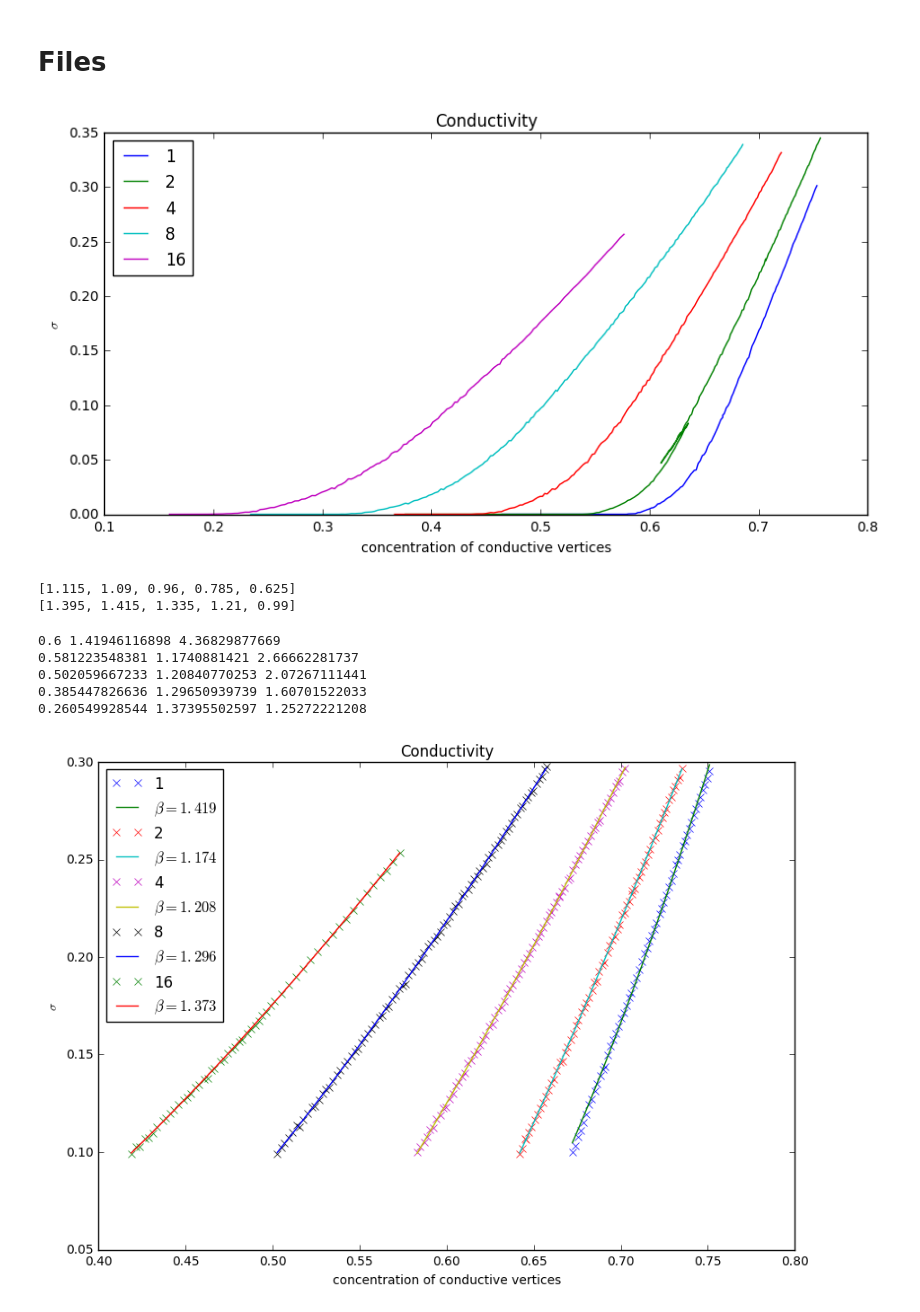
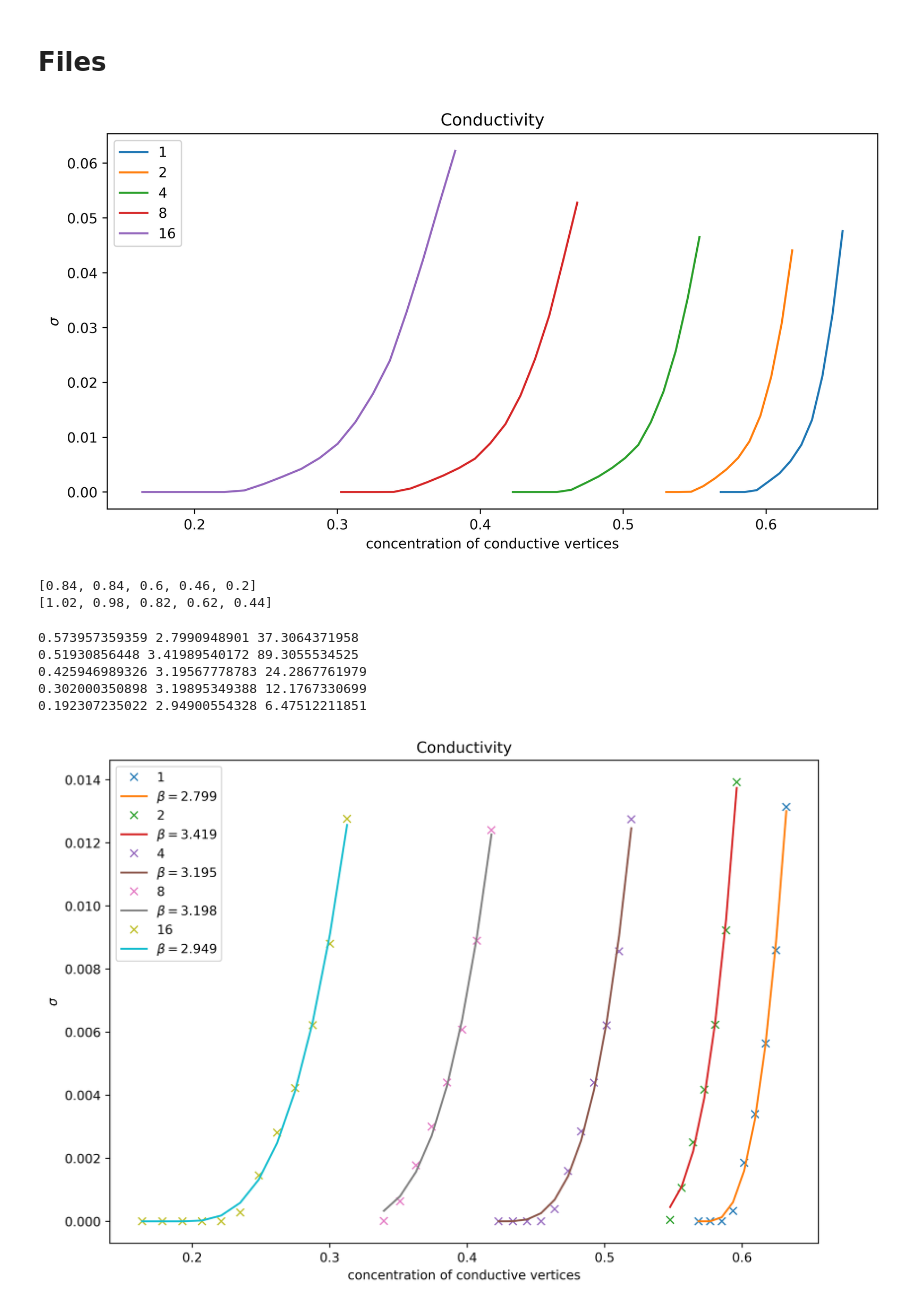
Before and after one commit to dalerxli/percolation, a Jupyter notebook: conductivity/graphs.ipynb, the cells around one changed output. Drawn from its saved outputs; the diff is of its cells as text; code cells hidden in the pictures.

```diff
--- a/conductivity/graphs.ipynb
+++ b/conductivity/graphs.ipynb
@@ -10,7 +10,7 @@ import functools
 # Files
 # %%
 L = [1, 2, 4, 8, 16]
-F = [open("logAR"+str(l)+"_256_100.txt") for l in L]
+F = [open("2048/logAR"+str(l)+"_2048_100.txt") for l in L]
 # %%
 occ      = []
 real_occ = []
@@ -34,7 +34,7 @@ ax.legend(loc = "upper left")
 ax.set_ylabel(r'$\sigma$')
 plt.savefig("cond.pdf",bbox_inches="tight")
 # %% [output]
-[figure, old version]
+[figure, new version]
 # %%
 from scipy.optimize import curve_fit
 def step(x):
@@ -50,29 +53,29 @@ B = []
 E = []
 for i, co in enumerate(cond):
     co = np.array(co)
-    B.append(abs(co-1e-1).argmin())
-    E.append(abs(co-3e-1).argmin())
+    B.append(abs(co-0.5e-4).argmin())
+    E.append(abs(co-2e-2).argmin())
 print([occ[i][b] for i, b in enumerate(B)])
 print([occ[i][e] for i, e in enumerate(E)])
 # %% [output]
-[1.115, 1.09, 0.96, 0.785, 0.625]
-[1.395, 1.415, 1.335, 1.21, 0.99]
+[0.84, 0.84, 0.6, 0.46, 0.2]
+[1.02, 0.98, 0.82, 0.62, 0.44]
 # %%
 fig, ax = plt.subplots(1,1, figsize=(10,7), sharey=True, dpi =600)
 ax.set_title("Conductivity")
 for b, e, ro, co, l in zip(B,E,real_occ, cond, L):
-    popt, pcov = curve_fit(f, np.array(ro[b:e]), np.array(co[b:e]), p0=[0.2, 2, 1],bounds = ([0,0,0], [0.6, 3, 1e8]))
+    popt, pcov = curve_fit(f, np.array(ro[b:e]), np.array(co[b:e]), p0=[0.2, 2, 1],bounds = ([0,0,0], [0.6, 10, 1e8]))
     plt.plot(ro[b:e],co[b:e],'x',label = str(l) )
     plt.plot(ro[b:e],f(np.array(ro[b:e]), *popt)+0.0, label = r"$\beta =  " +str(popt[1])[0:5] + "$")
     print(*popt)
 ax.set_xlabel('concentration of conductive vertices')
 ax.legend(loc = "upper left")
 ax.set_ylabel(r'$\sigma$')
 plt.savefig("cond2.pdf",bbox_inches="tight")
 # %% [output]
-0.6 1.41946116898 4.36829877669
-0.581223548381 1.1740881421 2.66662281737
-0.502059667233 1.20840770253 2.07267111441
-0.385447826636 1.29650939739 1.60701522033
-0.260549928544 1.37395502597 1.25272221208
+0.573957359359 2.7990948901 37.3064371958
+0.51930856448 3.41989540172 89.3055534525
+0.425946989326 3.19567778783 24.2867761979
+0.302000350898 3.19895349388 12.1767330699
+0.192307235022 2.94900554328 6.47512211851
-[figure, old version]
+[figure, new version]
```
Also changed, not shown: parts of 1 cell of this notebook, 28 other files.
